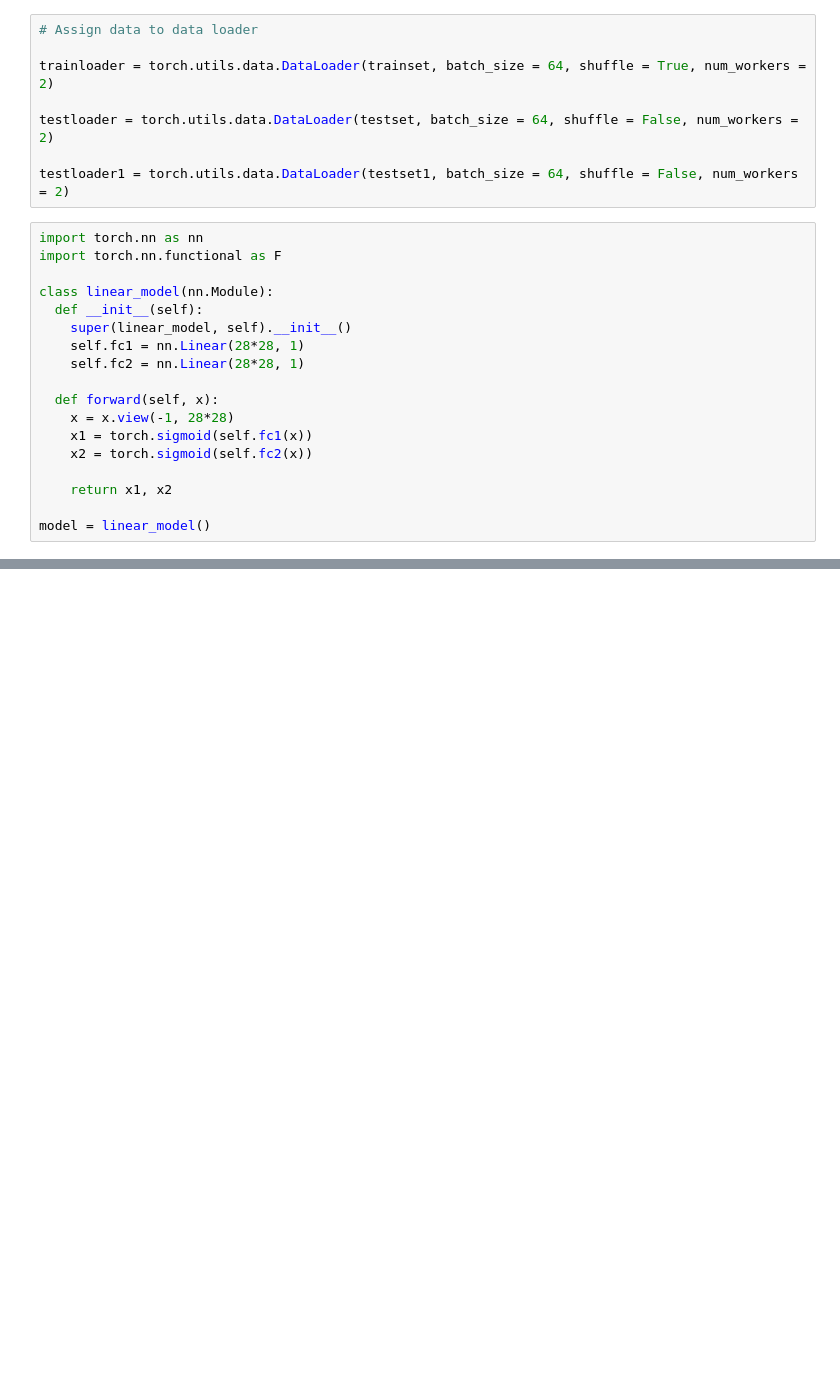
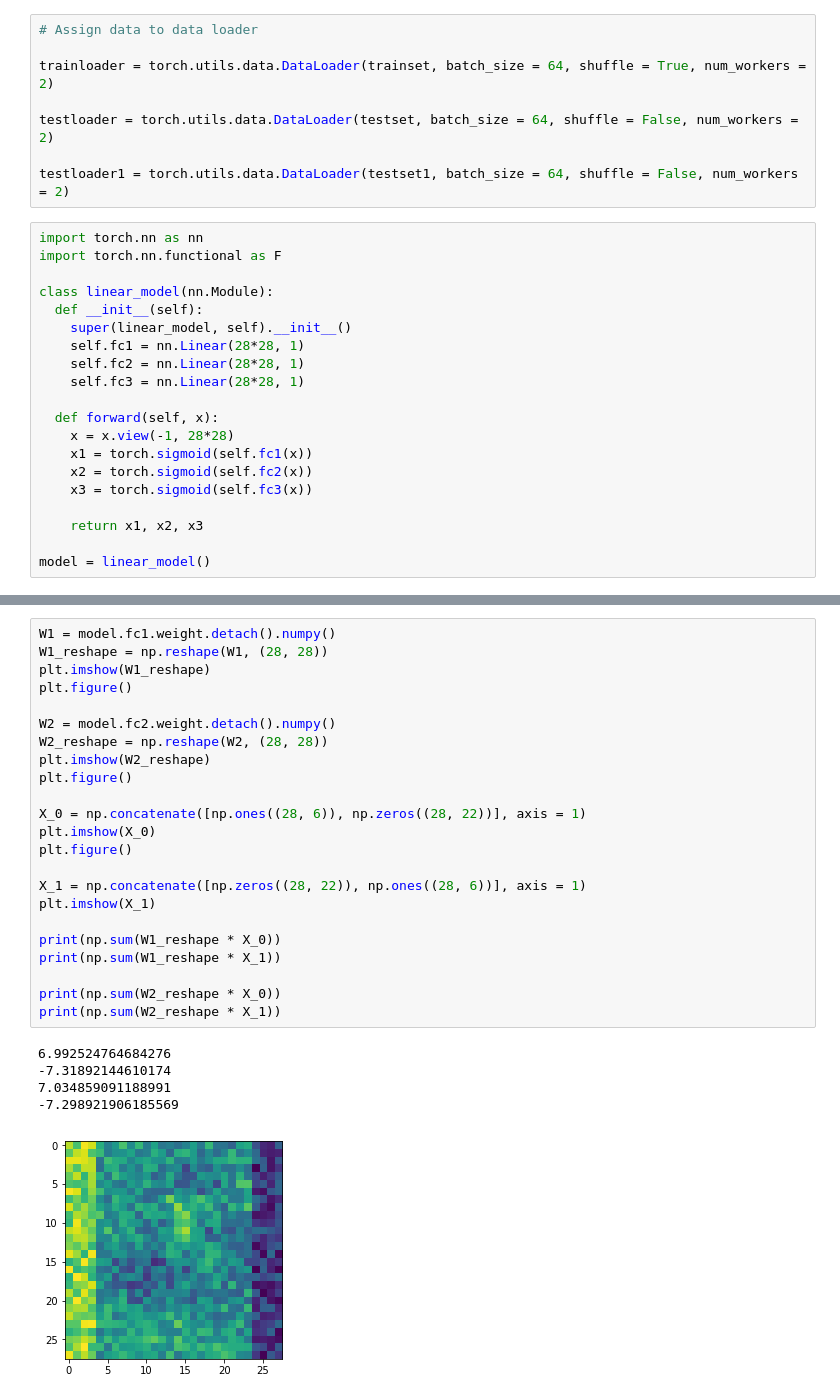
Before and after one commit to akshay-d-khare/Domain-adaptation, a Jupyter notebook: Experiment3_LinearModel.ipynb, the cells around one changed output, grey strips where cells are left out. Cells and saved outputs as stored; diff of their text form; blank space fills up the shorter version.

```diff
--- a/Experiment3_LinearModel.ipynb
+++ b/Experiment3_LinearModel.ipynb
@@ -165,13 +178,15 @@ class linear_model(nn.Module):
     super(linear_model, self).__init__()
     self.fc1 = nn.Linear(28*28, 1)
     self.fc2 = nn.Linear(28*28, 1)
+    self.fc3 = nn.Linear(28*28, 1)
 
   def forward(self, x):
     x = x.view(-1, 28*28)
     x1 = torch.sigmoid(self.fc1(x))
     x2 = torch.sigmoid(self.fc2(x))
+    x3 = torch.sigmoid(self.fc3(x))
 
-    return x1, x2
+    return x1, x2, x3
 
 model = linear_model()
 # %%
@@ -243,0 +262,29 @@ for epochs in range(n_epochs):
+# %%
+W1 = model.fc1.weight.detach().numpy()
+W1_reshape = np.reshape(W1, (28, 28))
+plt.imshow(W1_reshape)
+plt.figure()
+
+W2 = model.fc2.weight.detach().numpy()
+W2_reshape = np.reshape(W2, (28, 28))
+plt.imshow(W2_reshape)
+plt.figure()
+
+X_0 = np.concatenate([np.ones((28, 6)), np.zeros((28, 22))], axis = 1)
+plt.imshow(X_0)
+plt.figure()
+
+X_1 = np.concatenate([np.zeros((28, 22)), np.ones((28, 6))], axis = 1)
+plt.imshow(X_1)
+
+print(np.sum(W1_reshape * X_0))
+print(np.sum(W1_reshape * X_1))
+
+print(np.sum(W2_reshape * X_0))
+print(np.sum(W2_reshape * X_1))
+# %% [output]
+6.992524764684276
+-7.31892144610174
+7.034859091188991
+-7.298921906185569
+[figure, added]
```
Also changed, not shown: parts of 17 cells of this notebook.
